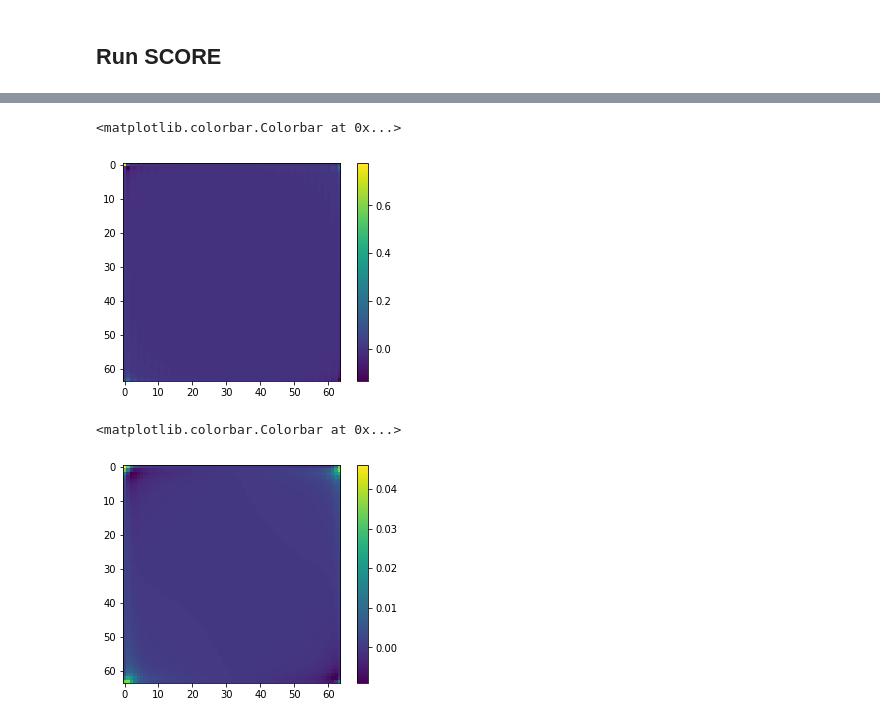
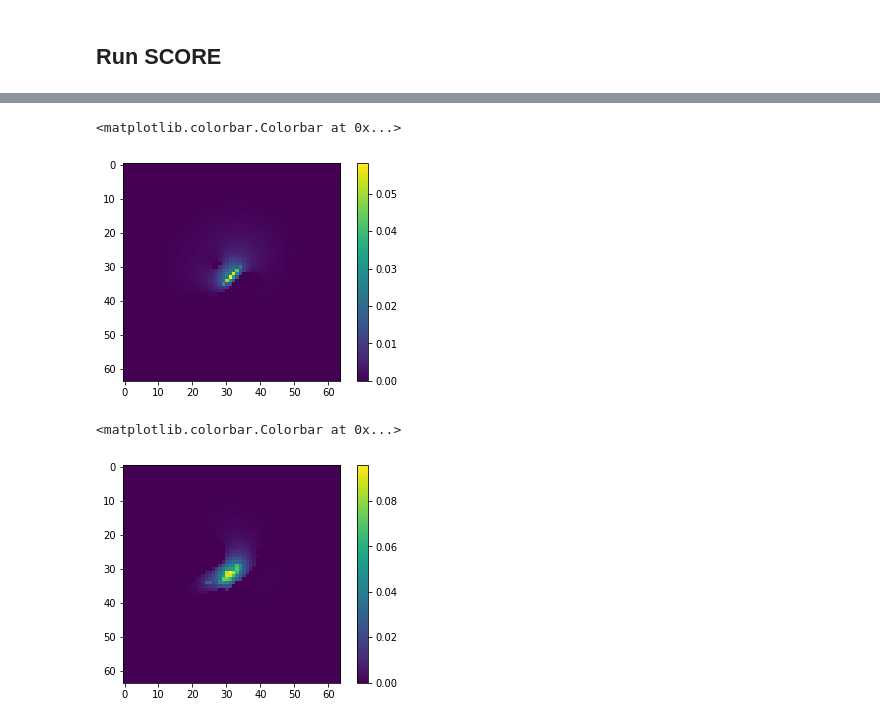
Before and after one commit to CosmoStat/ShapeDeconv, a Jupyter notebook: notebooks/SCORE_example.ipynb, the cells around one changed output, grey strips where cells are left out. Saved outputs shown, nothing was run; the diff lists cells and outputs as text; code cells hidden in the pictures.

```diff
--- a/notebooks/SCORE_example.ipynb
+++ b/notebooks/SCORE_example.ipynb
@@ -24,6 +24,6 @@ import matplotlib.pyplot as plt
 # %% [markdown]
 ## Load Data
 # %%
-f = open(data_path+"cfht_parametric_batch.pkl", "rb")
+f = open(data_path+"cfht_batch.pkl", "rb")
 batch = pickle.load(f)
 f.close()
@@ -49,0 +30,11 @@ target_ell (2, 3072)
+# %%
+for key in batch:
+    print(key, batch[key].shape)
+
+n_batch = batch['psf_hst'].shape[0]
+# generate the psfs in the spatial domain
+shape = batch['inputs'].shape[1:]
+psf_hst = np.fft.ifftshift(np.fft.irfft2(batch['psf_hst'][0], s=shape))
+psf_tile_cfht = np.array([np.fft.ifftshift(np.fft.irfft2(p, s=shape)) for p in batch['psf_cfht']])
+# make psf tiles
+psf_tile_hst = np.repeat(psf_hst[np.newaxis, :, :], n_batch, axis=0)
@@ -50,13 +58,14 @@ target_ell (2, 3072)
 # %%
 gals_obs = batch['inputs'][batch['windows_flag']][:2]
-psfs = np.array([np.fft.ifftshift(np.fft.irfft2(p, s=[64,64])) for p in batch['psf_cfht'][batch['windows_flag']][:2]])
-psf_hst = np.fft.ifftshift(np.fft.irfft2(batch['psf_hst'][0], s=[64,64]))
+# psfs = np.array([np.fft.ifftshift(np.fft.irfft2(p, s=[64,64])) for p in batch['psf_cfht'][batch['windows_flag']][:2]])
+psfs = psf_tile_cfht[batch['windows_flag']][:2]
+# psf_hst = np.fft.ifftshift(np.fft.irfft2(batch['psf_hst'][0], s=[64,64]))
 # %% [markdown]
 ## Initialize SCORE
 # %%
 #initiate instances of score
 #set the value of gamma
-g1 = score(gamma=1)
+g1 = score(gamma=1,rip=True,verbose=False)
 # %% [markdown]
 ## Run SCORE
 # %%
@@ -88,10 +79,10 @@ total # of iterations  150.00000
 # %%
-plt.imshow(np.fft.ifftshift(psf_hst));plt.colorbar()
+plt.imshow(sol_g1[0]);plt.colorbar()
 # %% [output]
 <matplotlib.colorbar.Colorbar at 0x...>
-[figure, old version]
+[figure, new version]
 # %%
-plt.imshow(np.fft.ifftshift(psfs[1]));plt.colorbar()
+plt.imshow(sol_g1[1]);plt.colorbar()
 # %% [output]
 <matplotlib.colorbar.Colorbar at 0x...>
-[figure, old version]
+[figure, new version]
```
Also changed, not shown: parts of 8 cells of this notebook, 7 other files.
